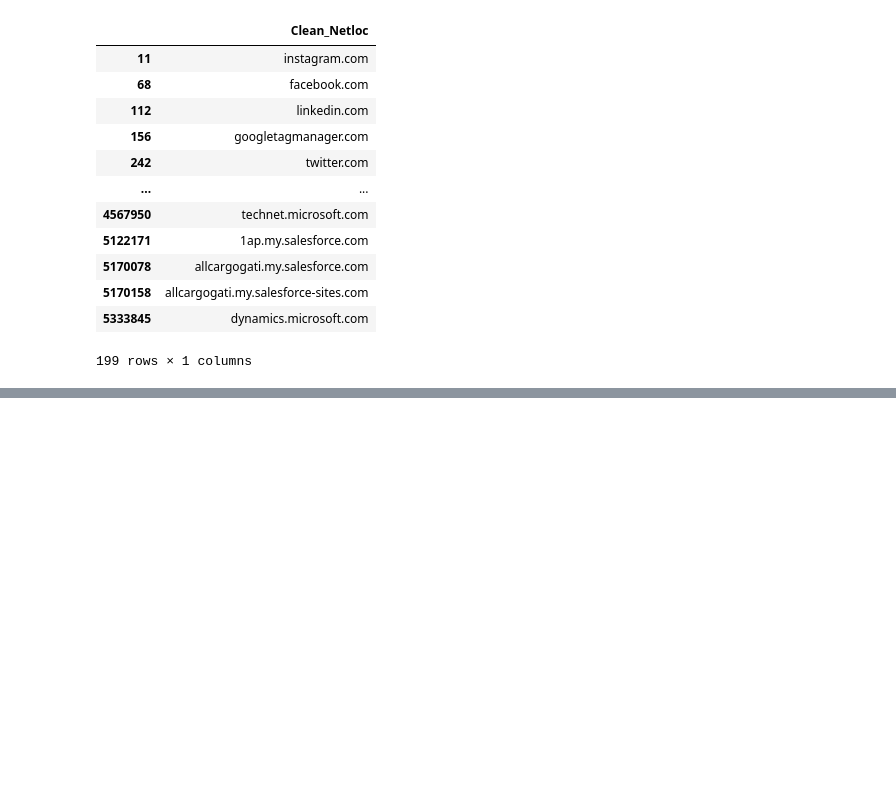
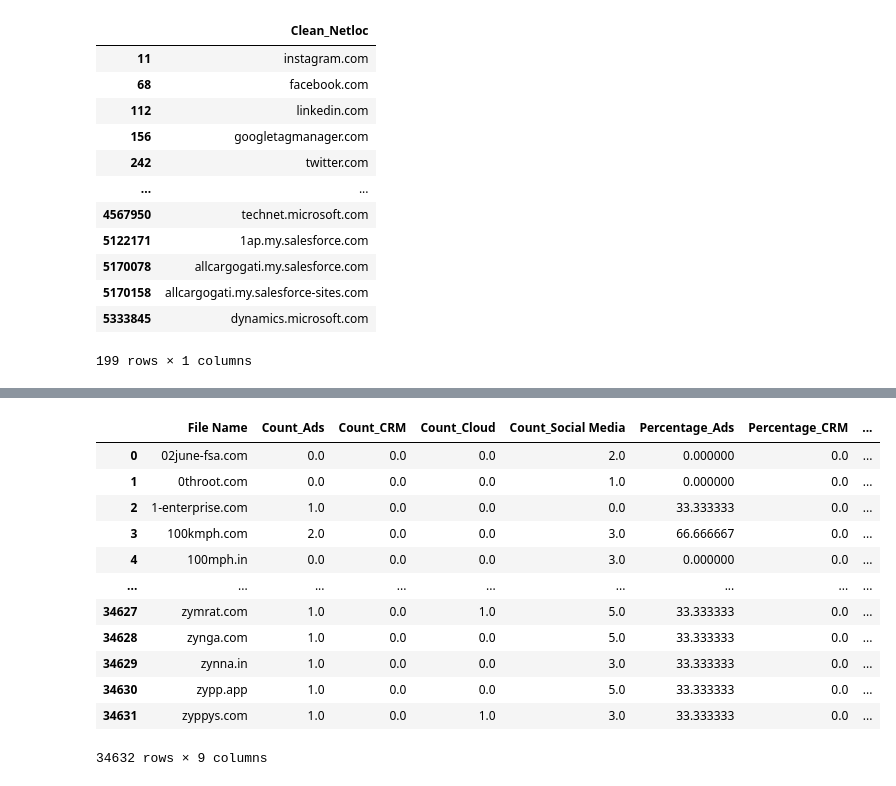
Before and after one commit to themohitbhatia/Company-Technography-Analysis, a Jupyter notebook: Technography_Data_Preprocessing.ipynb, the cells around one changed output, grey strips where cells are left out. Drawn from its saved outputs; the diff is of its cells as text; code cells hidden in the pictures; blank space fills up the shorter version.

Commit message:
All Steps Completed

```diff
--- a/Technography_Data_Preprocessing.ipynb
+++ b/Technography_Data_Preprocessing.ipynb
@@ -533,0 +552,8 @@ netloc_table.to_csv('Step 5 - Creating Netloc Table/Netloc_table.csv', index=Fal
+# %%
+# Filter karna categories: Social Media Platform, CRM, aur jinme 'cloud' shamil hai
+website_techno_merged_filtered = website_techno_merged[
+    (website_techno_merged['Category'] == 'Social Media') |
+    (website_techno_merged['Category'] == 'Cloud') |
+    (website_techno_merged['Category'] == 'Ads') |
+    (website_techno_merged['Category'] == 'CRM')
+]
@@ -533,0 +580,9 @@ netloc_table.to_csv('Step 5 - Creating Netloc Table/Netloc_table.csv', index=Fal
+# %%
+# Step 1: Group by 'Category' and count distinct values of 'Technology'
+company_category_count = website_techno_merged_filtered.drop_duplicates(subset=['Category', 'technology']).groupby('Category')['technology'].nunique().reset_index(name='Count')
+
+# Step 2: Convert DataFrame to dictionary
+category_max_count = dict(zip(company_category_count['Category'], company_category_count['Count']))
+
+# Step 3: Count the number of files for each category
+filename_category_count = website_techno_merged_filtered.drop_duplicates(subset=['File Name', 'Category', 'technology']).groupby(['File Name', 'Category']).size().reset_index(name='Count')
@@ -533,0 +613,32 @@ netloc_table.to_csv('Step 5 - Creating Netloc Table/Netloc_table.csv', index=Fal
+# %%
+def calculate_percentage(row):
+    category = row['Category']
+    max_count = category_max_count.get(category, 1)
+    return (row['Count'] / max_count) * 100
+# %%
+filename_category_count['Percentage'] = filename_category_count.apply(calculate_percentage, axis=1)
+
+# Pivot the DataFrame
+pivot_table = filename_category_count.pivot_table(index='File Name', columns='Category', values=['Count', 'Percentage'], fill_value=0)
+
+# Flatten the multi-level columns
+pivot_table.columns = ['_'.join(col) for col in pivot_table.columns]
+
+# Reset index to make 'File_Name' a regular column
+pivot_table.reset_index(inplace=True)
+# %%
+pivot_table
+# %% [output]
+|  | File Name | Count_Ads | Count_CRM | Count_Cloud | Count_Social Media | Percentage_Ads | Percentage_CRM | ... |
+| 0 | 02june-fsa.com | 0.0 | 0.0 | 0.0 | 2.0 | 0.000000 | 0.0 | ... |
+| 1 | 0throot.com | 0.0 | 0.0 | 0.0 | 1.0 | 0.000000 | 0.0 | ... |
+| 2 | 1-enterprise.com | 1.0 | 0.0 | 0.0 | 0.0 | 33.333333 | 0.0 | ... |
+| 3 | 100kmph.com | 2.0 | 0.0 | 0.0 | 3.0 | 66.666667 | 0.0 | ... |
+| 4 | 100mph.in | 0.0 | 0.0 | 0.0 | 3.0 | 0.000000 | 0.0 | ... |
+| ... | ... | ... | ... | ... | ... | ... | ... | ... |
+| 34627 | zymrat.com | 1.0 | 0.0 | 1.0 | 5.0 | 33.333333 | 0.0 | ... |
+| 34628 | zynga.com | 1.0 | 0.0 | 0.0 | 5.0 | 33.333333 | 0.0 | ... |
+| 34629 | zynna.in | 1.0 | 0.0 | 0.0 | 3.0 | 33.333333 | 0.0 | ... |
+| 34630 | zypp.app | 1.0 | 0.0 | 0.0 | 5.0 | 33.333333 | 0.0 | ... |
+| 34631 | zyppys.com | 1.0 | 0.0 | 1.0 | 3.0 | 33.333333 | 0.0 | ... |
+34632 rows × 9 columns
```
Also changed, not shown: parts of 11 cells of this notebook.
